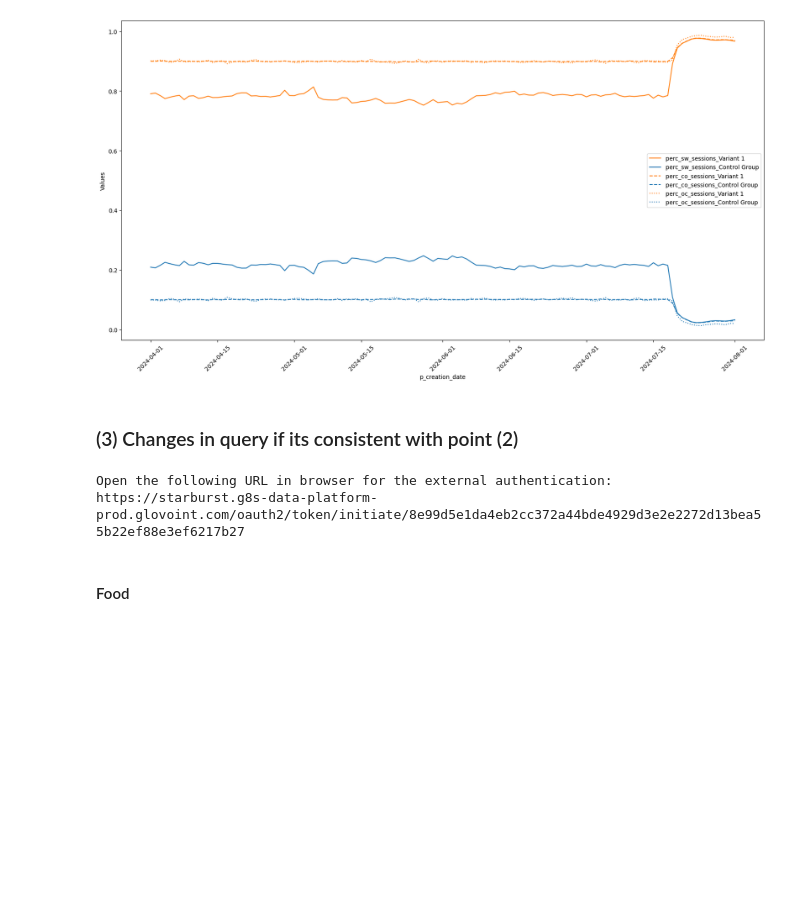
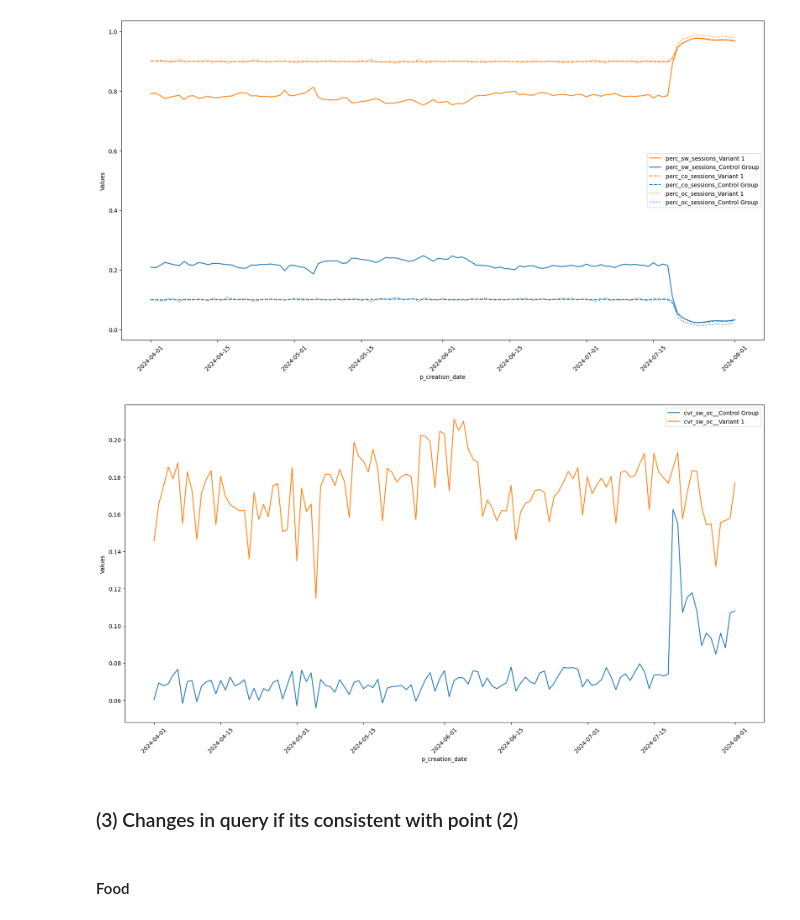
Before and after one commit to JordiCremades4444/central-node, a Jupyter notebook: notebooks/989_2024_7_nsw_osw_cvr/nsw_osw_confluence.ipynb, the cells around one changed output. Saved outputs shown, nothing was run; the diff lists cells and outputs as text; code cells hidden in the pictures; blank space fills up the shorter version.

```diff
--- a/notebooks/989_2024_7_nsw_osw_cvr/nsw_osw_confluence.ipynb
+++ b/notebooks/989_2024_7_nsw_osw_cvr/nsw_osw_confluence.ipynb
@@ -571,6 +546,9 @@ df_pivoted['total_oc_sessions'] = df_pivoted['n_sessions_oc__Variant 1'] + df_pi
 df_pivoted['perc_oc_sessions_Variant 1'] = df_pivoted['n_sessions_oc__Variant 1']/df_pivoted['total_oc_sessions']
 df_pivoted['perc_oc_sessions_Control Group'] = df_pivoted['n_sessions_oc__Control Group']/df_pivoted['total_oc_sessions']
 
+df_pivoted['cvr_sw_oc__Control Group'] = df_pivoted['n_sessions_oc__Control Group']/df_pivoted['n_sessions_sw__Control Group']
+df_pivoted['cvr_sw_oc__Variant 1'] = df_pivoted['n_sessions_oc__Variant 1']/df_pivoted['n_sessions_sw__Variant 1']
+
 v = dataframe_visualizer.DataFrameVisualizer(df_pivoted, fig_size=(20,10))
 
 v.multiple_variable_lineplot(
@@ -583,11 +561,19 @@ v.multiple_variable_lineplot(
 )
 # %% [output]
 [figure]
+# %%
+v.multiple_variable_lineplot(
+    'p_creation_date',
+    ['cvr_sw_oc__Control Group','cvr_sw_oc__Variant 1'],
+    colors=['blue','orange']
+)
+# %% [output]
+[figure, added]
 # %% [markdown]
 ### (3) Changes in query if its consistent with point (2)
 # %%
-START_DATE = "'2023-08-01'"
-END_DATE = "'2024-08-01'"
+START_DATE = "'2024-05-01'"
+END_DATE = "'2024-07-01'"
 DAYS_BETWEEN_START_DATE_AND_FIRST_EXPOSURE = 30
 
 params = [
@@ -600,14 +586,11 @@ q.prepare_query(
     'nsw_osw_confluence/funnel_co_sw_sanity.sql'
     ,params=params
     ,to_load_file='funnel_co_sw_sanity'
-    ,load_from_to_load_file=None
+    ,load_from_to_load_file='funnel_co_sw_sanity'
 
 )
 
 df  = q.query_run_starburst()
-# %% [output]
-Open the following URL in browser for the external authentication:
-https://starburst.g8s-data-platform-prod.glovoint.com/oauth2/token/initiate/8e99d5e1da4eb2cc372a44bde4929d3e2e2272d13bea55b22ef88e3ef6217b27
 # %% [markdown]
 #### Food
 # %%
```
Also changed, not shown: parts of 37 cells of this notebook, 2 other files.
